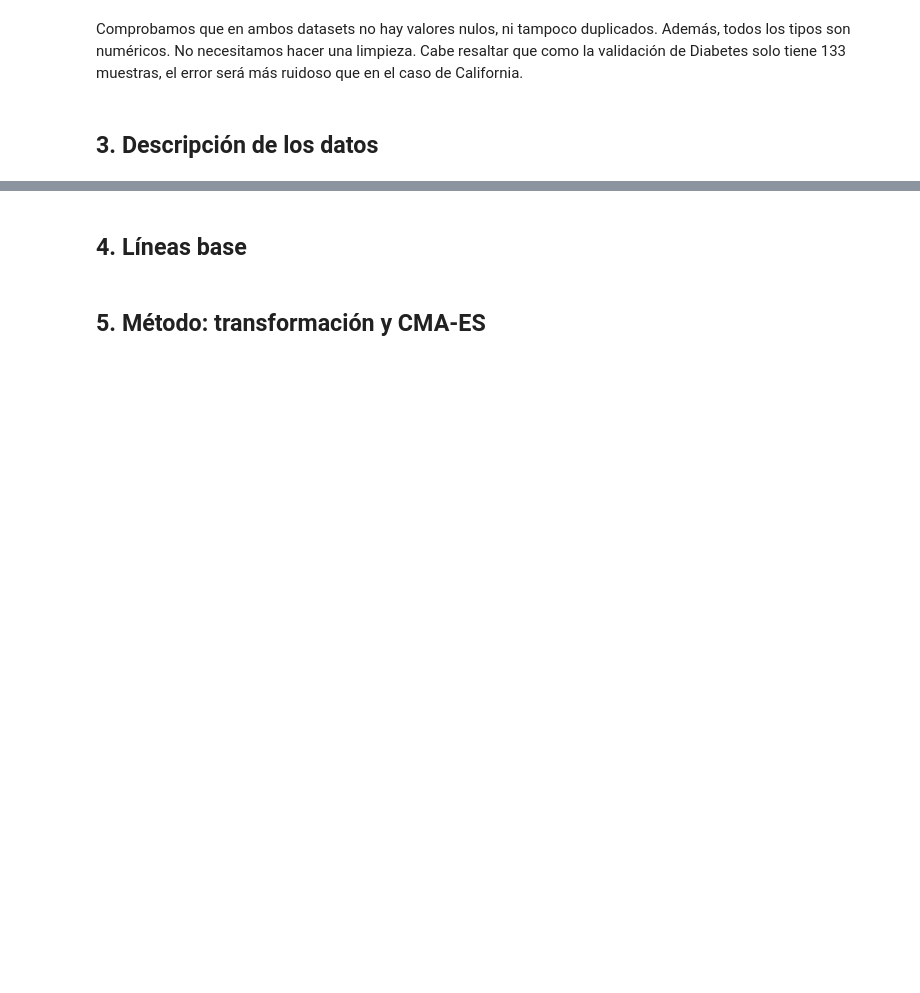
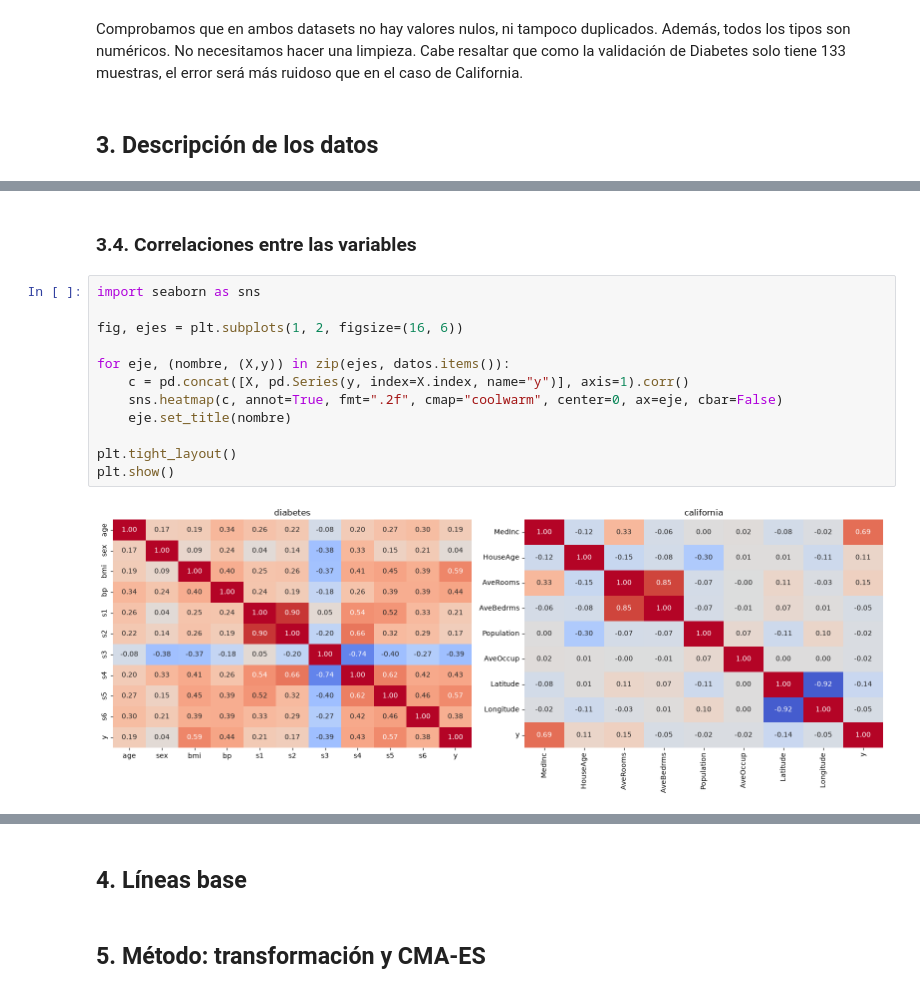
Before and after one commit to lopsal-1331/PTCA-FINAL-IA-BIOLOGICA, a Jupyter notebook: ptca-ia-bio-andrea-lopez-salazar.ipynb, the cells around one changed output, grey strips where cells are left out. Drawn from its saved outputs; the diff is of its cells as text; blank space fills up the shorter version.

```diff
--- a/ptca-ia-bio-andrea-lopez-salazar.ipynb
+++ b/ptca-ia-bio-andrea-lopez-salazar.ipynb
@@ -86,0 +190,16 @@ Comprobamos que en ambos datasets no hay valores nulos, ni tampoco duplicados. A
+# %% [markdown]
+### 3.4. Correlaciones entre las variables
+# %%
+import seaborn as sns
+
+fig, ejes = plt.subplots(1, 2, figsize=(16, 6))
+
+for eje, (nombre, (X,y)) in zip(ejes, datos.items()):
+    c = pd.concat([X, pd.Series(y, index=X.index, name="y")], axis=1).corr()
+    sns.heatmap(c, annot=True, fmt=".2f", cmap="coolwarm", center=0, ax=eje, cbar=False)
+    eje.set_title(nombre)
+
+plt.tight_layout()
+plt.show()
+# %% [output]
+[figure, added]
```
Also changed, not shown: parts of 13 cells of this notebook.
